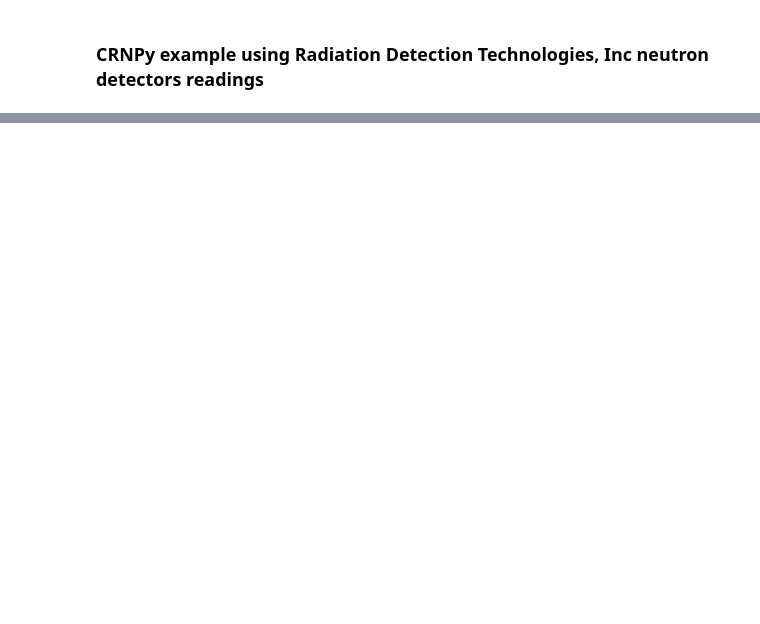
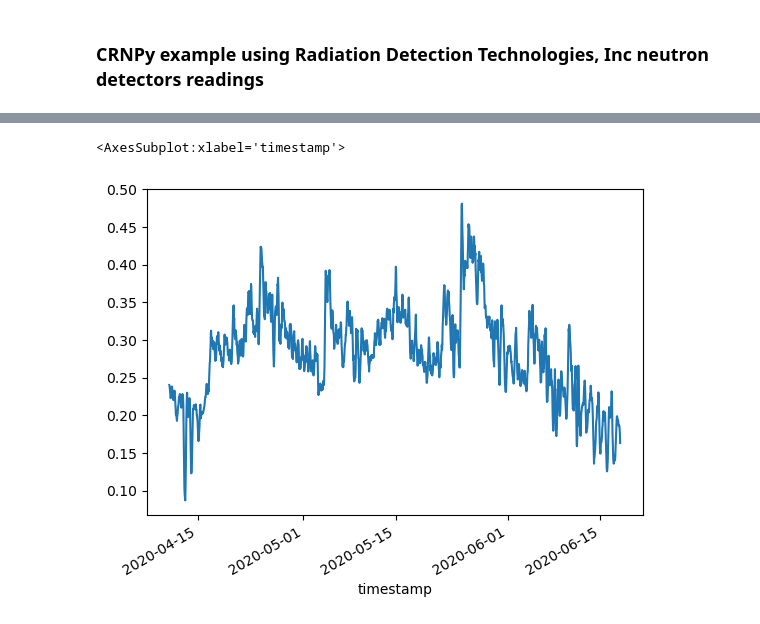
Before and after one commit to soilwater/crnpy, a Jupyter notebook: examples/example_RDT.ipynb, the cells around one changed output, grey strips where cells are left out. Drawn from its saved outputs; the diff is of its cells as text; code cells hidden in the pictures; blank space fills up the shorter version.

```diff
--- a/examples/example_RDT.ipynb
+++ b/examples/example_RDT.ipynb
@@ -80,0 +99,7 @@ array([[3600., 3600., 3600., ..., 3600., 3600., 3600.],
+# %%
+df['VWC']=crnpy.counts_to_vwc(df_filtered['counts'], N0=1300*3, bulk_density=1.3, Wlat=0.03, Wsoc=0.01)
+df['VWC']=crnpy.fill_missing_vwc(df['VWC'])
+df['VWC'].plot()
+# %% [output]
+<AxesSubplot:xlabel='timestamp'>
+[figure, added]
```
Also changed, not shown: parts of 16 cells of this notebook, 13 other files.
